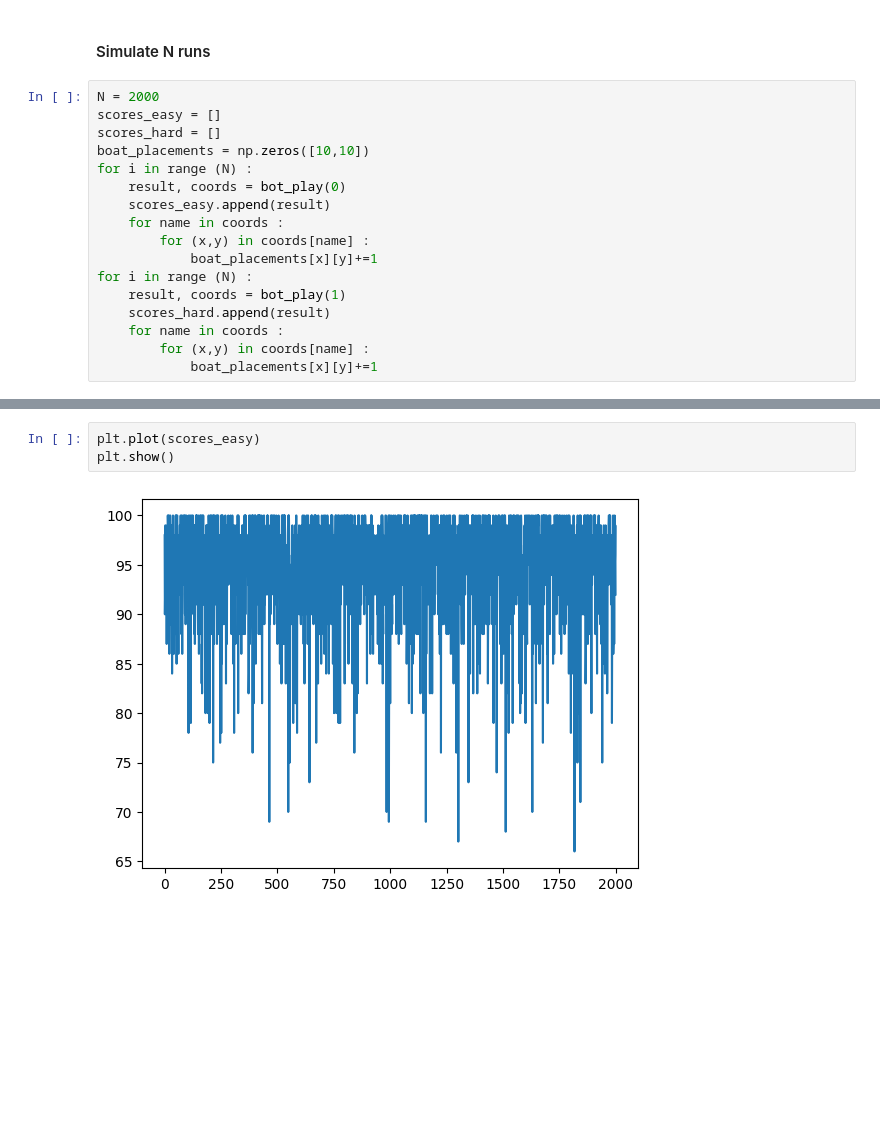
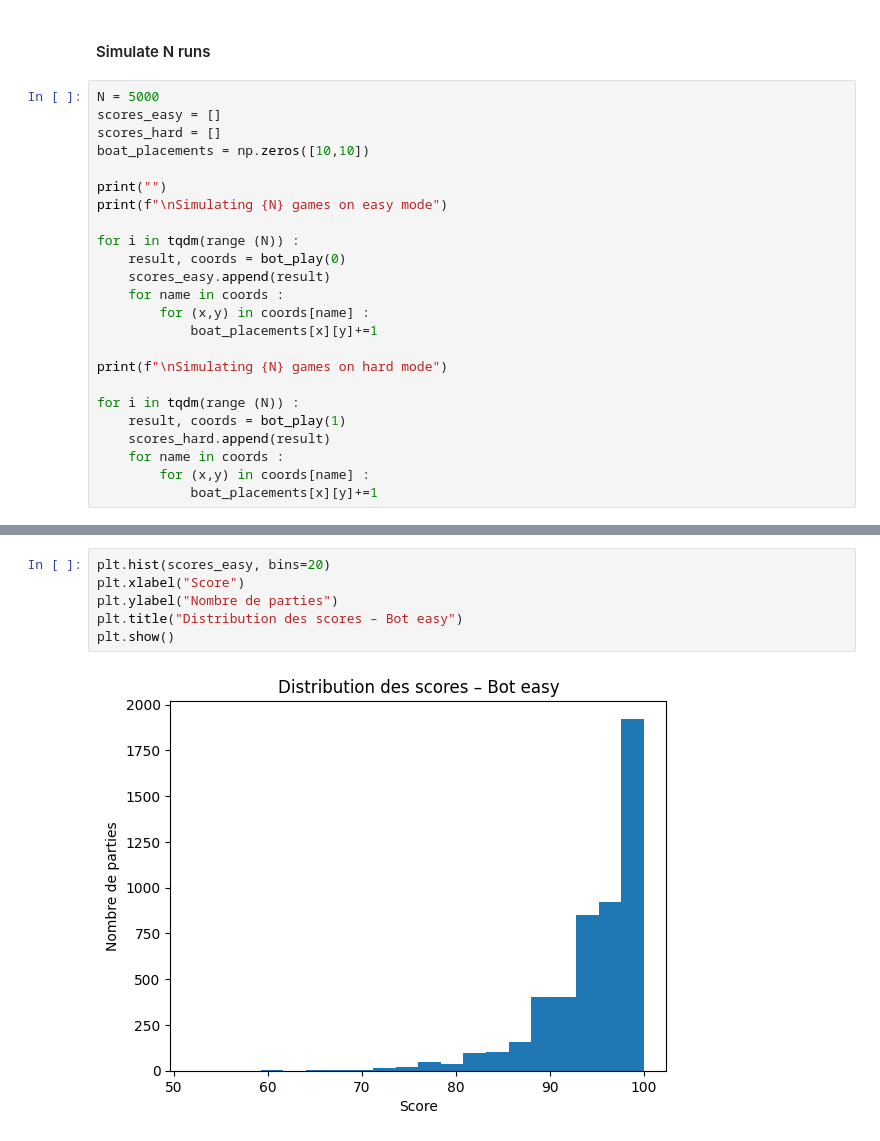
Before and after one commit to Scarler04/Battleship, a Jupyter notebook: notebooks/bot_AI_testing.ipynb, the cells around one changed output, grey strips where cells are left out. Drawn from its saved outputs; the diff is of its cells as text; blank space fills up the shorter version.

```diff
--- a/notebooks/bot_AI_testing.ipynb
+++ b/notebooks/bot_AI_testing.ipynb
@@ -73,17 +73,24 @@ def bot_play (diff):
 # %% [markdown]
 #### Simulate N runs
 # %%
-N = 2000
+N = 5000
 scores_easy = []
 scores_hard = []
 boat_placements = np.zeros([10,10])
-for i in range (N) :
+
+print("")
+print(f"\nSimulating {N} games on easy mode")
+
+for i in tqdm(range (N)) :
     result, coords = bot_play(0)
     scores_easy.append(result)
     for name in coords :
         for (x,y) in coords[name] :
             boat_placements[x][y]+=1
-for i in range (N) :
+
+print(f"\nSimulating {N} games on hard mode")
+
+for i in tqdm(range (N)) :
     result, coords = bot_play(1)
     scores_hard.append(result)
     for name in coords :
@@ -109,7 +119,10 @@ Min :  18
 Max :  100
 # %%
-plt.plot(scores_easy)
+plt.hist(scores_easy, bins=20)
+plt.xlabel("Score")
+plt.ylabel("Nombre de parties")
+plt.title("Distribution des scores – Bot easy")
 plt.show()
 # %% [output]
-[figure, old version]
+[figure, new version]
 # %%
```
Also changed, not shown: parts of 5 cells of this notebook.
